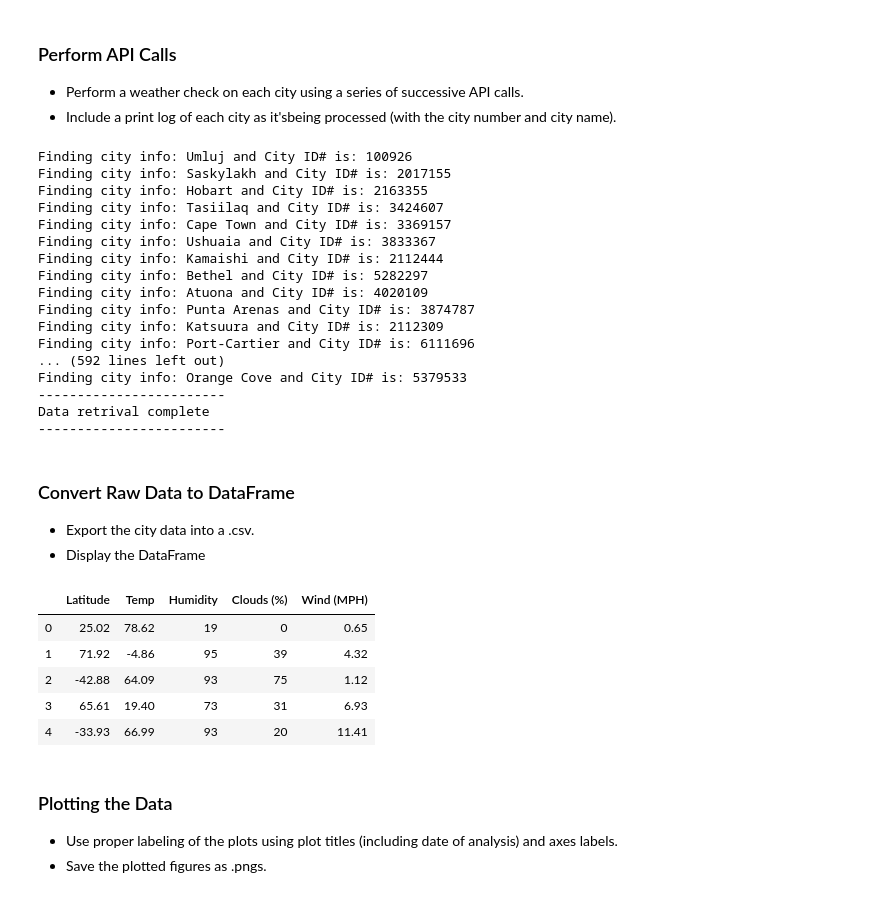
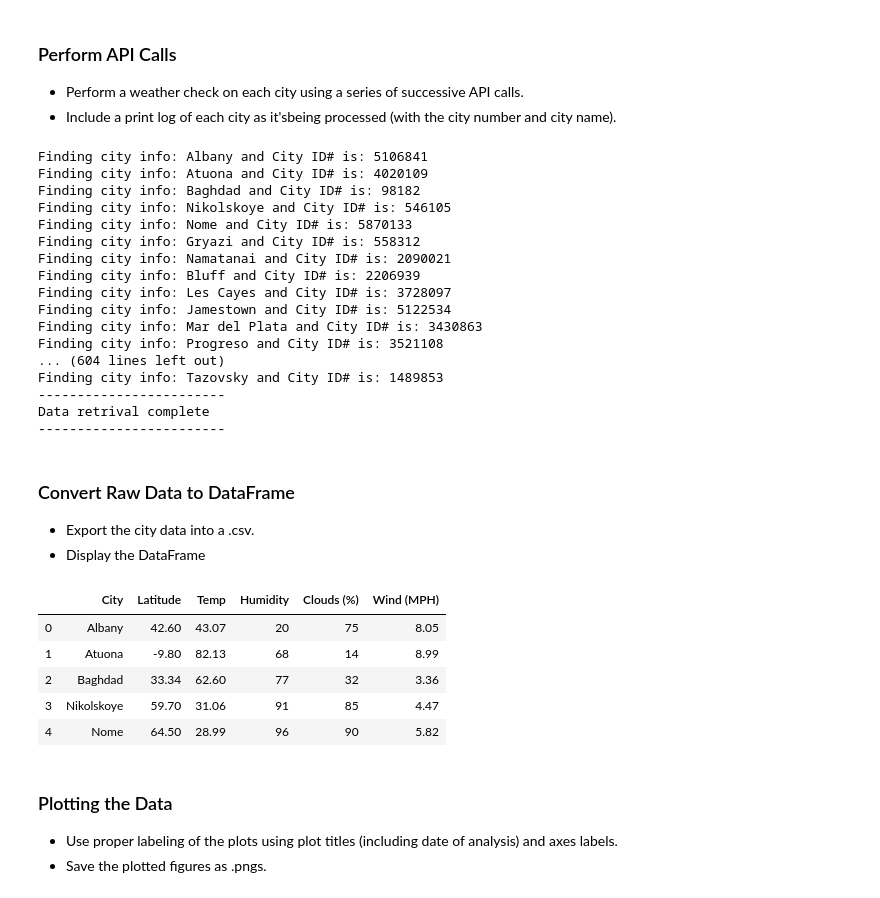
Before and after one commit to 1SNowak/python-api-challenge, a Jupyter notebook: WeatherPy/WeatherPy.ipynb, the cells around one changed output. Saved outputs shown, nothing was run; the diff lists cells and outputs as text; code cells hidden in the pictures.

```diff
--- a/WeatherPy/WeatherPy.ipynb
+++ b/WeatherPy/WeatherPy.ipynb
@@ -54,6 +54,7 @@ len(cities)
 * Include a print log of each city as it'sbeing processed (with the city number and city name).
 # %%
 # set up lists to hold reponse info
+City = []
 Latitude = []
 Temperature = []
 Humidity = []
@@ -83,6 +84,7 @@ for city in cities:
             response = requests.get(query_url + city).json()
 
         # append all required data from json during each loop
+            City.append(response["name"])
             Latitude.append(weather_json['coord']['lat'])
             Temperature.append(weather_json['main']['temp'])
             Humidity.append(weather_json['main']['humidity'])
@@ -100,20 +102,20 @@ print("------------------------")
 print("Data retrival complete")
 print("------------------------")
 # %% [output]
-Finding city info: Umluj and City ID# is: 100926
-Finding city info: Saskylakh and City ID# is: 2017155
-Finding city info: Hobart and City ID# is: 2163355
-Finding city info: Tasiilaq and City ID# is: 3424607
-Finding city info: Cape Town and City ID# is: 3369157
-Finding city info: Ushuaia and City ID# is: 3833367
-Finding city info: Kamaishi and City ID# is: 2112444
-Finding city info: Bethel and City ID# is: 5282297
+Finding city info: Albany and City ID# is: 5106841
 Finding city info: Atuona and City ID# is: 4020109
-Finding city info: Punta Arenas and City ID# is: 3874787
-Finding city info: Katsuura and City ID# is: 2112309
-Finding city info: Port-Cartier and City ID# is: 6111696
-... (592 lines left out)
-Finding city info: Orange Cove and City ID# is: 5379533
+Finding city info: Baghdad and City ID# is: 98182
+Finding city info: Nikolskoye and City ID# is: 546105
+Finding city info: Nome and City ID# is: 5870133
+Finding city info: Gryazi and City ID# is: 558312
+Finding city info: Namatanai and City ID# is: 2090021
+Finding city info: Bluff and City ID# is: 2206939
+Finding city info: Les Cayes and City ID# is: 3728097
+Finding city info: Jamestown and City ID# is: 5122534
+Finding city info: Mar del Plata and City ID# is: 3430863
+Finding city info: Progreso and City ID# is: 3521108
+... (604 lines left out)
+Finding city info: Tazovsky and City ID# is: 1489853
 ------------------------
 Data retrival complete
 ------------------------
@@ -123,21 +125,22 @@ Data retrival complete
 * Display the DataFrame
 # %%
 weather_dict = {
+    "City": City,
     "Latitude": Latitude,
     "Temp": Temperature,
     "Humidity": Humidity,
     "Clouds (%)": Cloudiness,
     "Wind (MPH)": WindSpeed
     }
 weather_data = pd.DataFrame(weather_dict)
 weather_data.head()
 # %% [output]
-|  | Latitude | Temp | Humidity | Clouds (%) | Wind (MPH) |
-| 0 | 25.02 | 78.62 | 19 | 0 | 0.65 |
-| 1 | 71.92 | -4.86 | 95 | 39 | 4.32 |
-| 2 | -42.88 | 64.09 | 93 | 75 | 1.12 |
-| 3 | 65.61 | 19.40 | 73 | 31 | 6.93 |
-| 4 | -33.93 | 66.99 | 93 | 20 | 11.41 |
+|  | City | Latitude | Temp | Humidity | Clouds (%) | Wind (MPH) |
+| 0 | Albany | 42.60 | 43.07 | 20 | 75 | 8.05 |
+| 1 | Atuona | -9.80 | 82.13 | 68 | 14 | 8.99 |
+| 2 | Baghdad | 33.34 | 62.60 | 77 | 32 | 3.36 |
+| 3 | Nikolskoye | 59.70 | 31.06 | 91 | 85 | 4.47 |
+| 4 | Nome | 64.50 | 28.99 | 96 | 90 | 5.82 |
 # %% [markdown]
 ### Plotting the Data
 * Use proper labeling of the plots using plot titles (including date of analysis) and axes labels.
```
Also changed, not shown: parts of 7 cells of this notebook, 5 other files.
